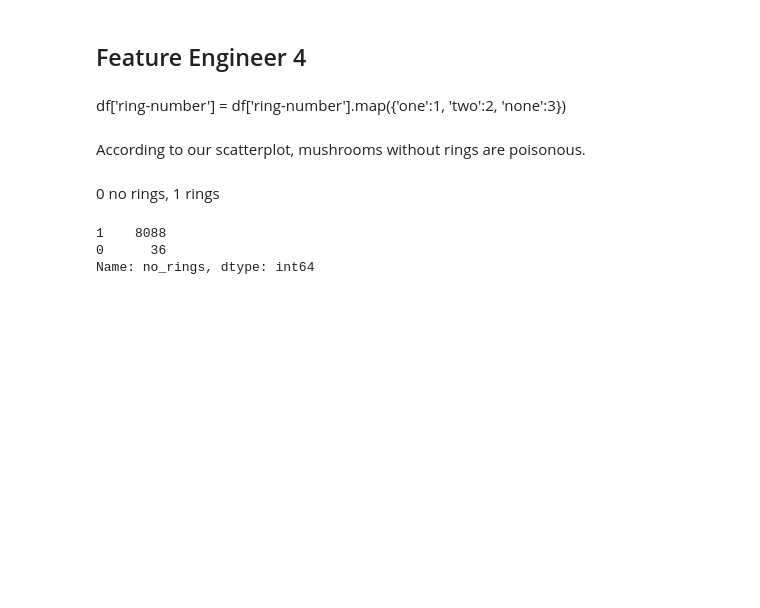
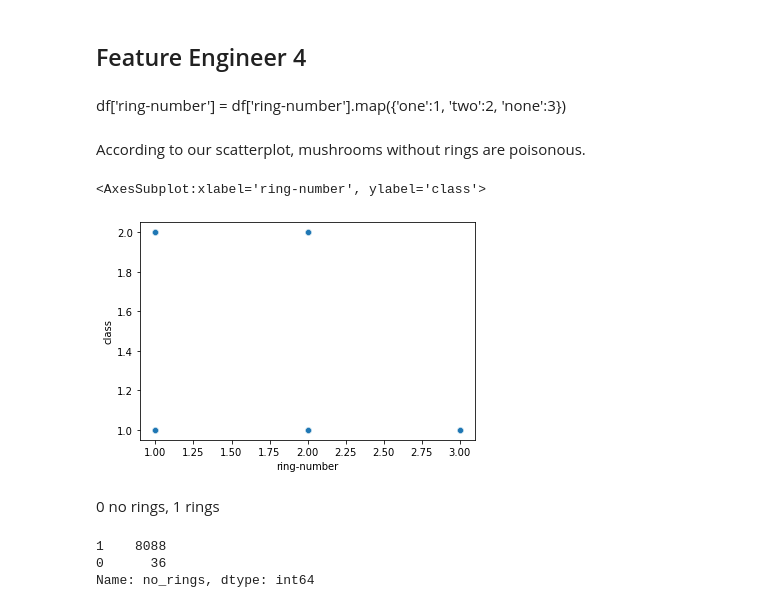
Before and after one commit to raizelistaken/Classification_project3, a Jupyter notebook: Tuesday.ipynb, the cells around one changed output. Saved outputs shown, nothing was run; the diff lists cells and outputs as text; code cells hidden in the pictures; blank space fills up the shorter version.

```diff
--- a/Tuesday.ipynb
+++ b/Tuesday.ipynb
@@ -312,6 +310,12 @@ Name: spore_color, dtype: int64
 df['ring-number'] = df['ring-number'].map({'one':1, 'two':2, 'none':3})
 # %% [markdown]
 According to our scatterplot, mushrooms without rings are poisonous.
+# %%
+sns.scatterplot(data=df, x=df['ring-number'], y='class')
+# 1 = poison, 2 = edible
+# %% [output]
+<AxesSubplot:xlabel='ring-number', ylabel='class'>
+[figure, added]
 # %%
 df['no_rings'] = np.where(df['ring-number'] == 3, 0, 1)
 # %% [markdown]
```
Also changed, not shown: parts of 48 cells of this notebook, 2 other files.
